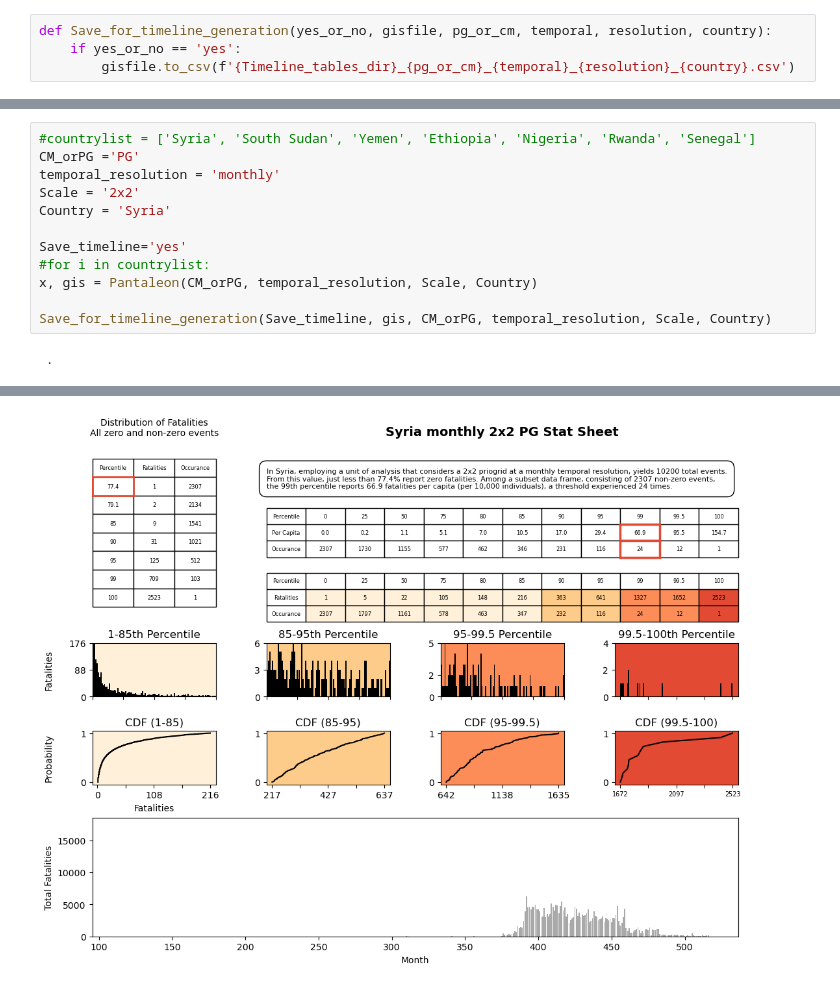
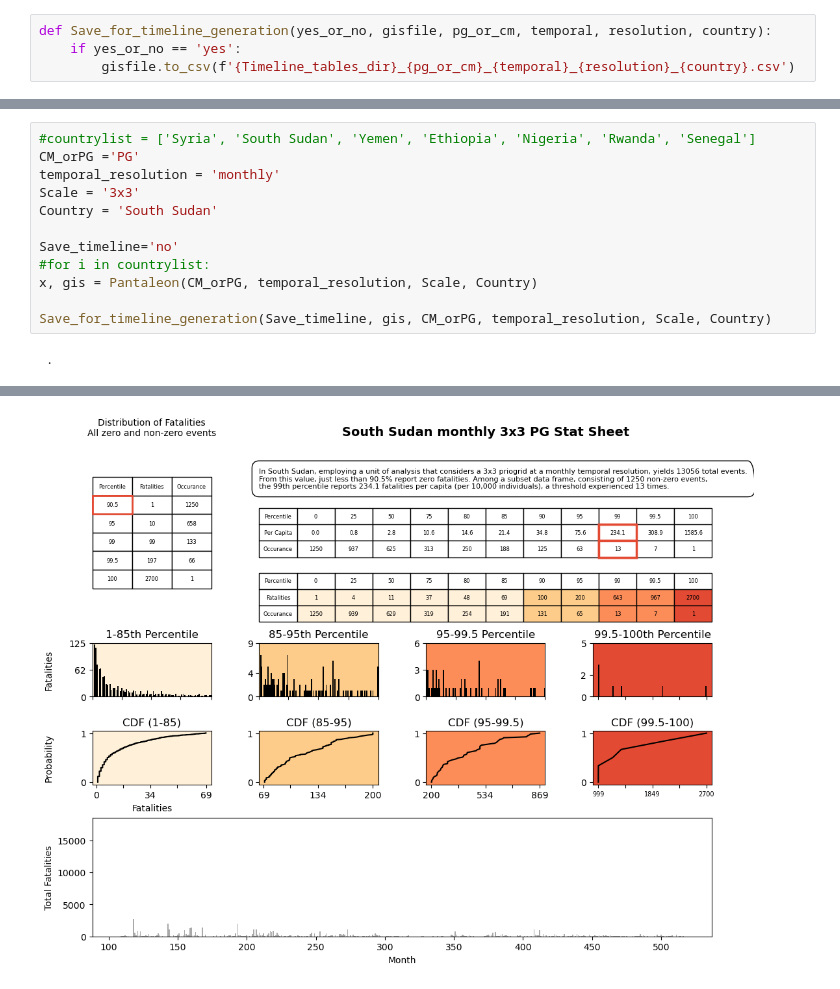
Before and after one commit to prio-data/VIEWS_FAO_index, a Jupyter notebook: notebooks/Benz_experiments/PG_CM_Aggregation_FAO__ACTIVE.ipynb, the cells around one changed output, grey strips where cells are left out. Drawn from its saved outputs; the diff is of its cells as text.

```diff
--- a/notebooks/Benz_experiments/PG_CM_Aggregation_FAO__ACTIVE.ipynb
+++ b/notebooks/Benz_experiments/PG_CM_Aggregation_FAO__ACTIVE.ipynb
@@ -1019,34 +1023,34 @@ NEXT PUSH -- A stat sheet will be generated with axis labels. The variables deli
 #countrylist = ['Syria', 'South Sudan', 'Yemen', 'Ethiopia', 'Nigeria', 'Rwanda', 'Senegal']
 CM_orPG ='PG'
 temporal_resolution = 'monthly'
-Scale = '2x2'
-Country = 'Syria'
+Scale = '3x3'
+Country = 'South Sudan'
 
-Save_timeline='yes'
+Save_timeline='no'
 #for i in countrylist:
 x, gis = Pantaleon(CM_orPG, temporal_resolution, Scale, Country)
 
 Save_for_timeline_generation(Save_timeline, gis, CM_orPG, temporal_resolution, Scale, Country)
 # %% [output]
  .
 A value is trying to be set on a copy of a slice from a DataFrame.
 Try using .loc[row_indexer,col_indexer] = value instead
 
 See the caveats in the documentation: https://pandas.pydata.org/pandas-docs/stable/user_guide/indexing.html#returning-a-view-versus-a-copy
   table['pop_gpw_sum'] = table['pop_gpw_sum'].replace({np.nan:0})
 A value is trying to be set on a copy of a slice from a DataFrame.
 Try using .loc[row_indexer,col_indexer] = value instead
 
 See the caveats in the documentation: https://pandas.pydata.org/pandas-docs/stable/user_guide/indexing.html#returning-a-view-versus-a-copy
   table['Fatalities_Sum'] = table['ged_sb'] + table['ged_ns'] + table['ged_os']
 A value is trying to be set on a copy of a slice from a DataFrame.
 Try using .loc[row_indexer,col_indexer] = value instead
 
 See the caveats in the documentation: https://pandas.pydata.org/pandas-docs/stable/user_guide/indexing.html#returning-a-view-versus-a-copy
   table['PerCapitaFatalities'] = table['Fatalities_Sum'] / table['pop_gpw_sum']
 A value is trying to be set on a copy of a slice from a DataFrame.
 Try using .loc[row_indexer,col_indexer] = value instead
 
 See the caveats in the documentation: https://pandas.pydata.org/pandas-docs/stable/user_guide/indexing.html#returning-a-view-versus-a-copy
   table['PerCapitaFatalities'] = table['PerCapitaFatalities'].replace({np.nan:0})
-[figure, old version]
+[figure, new version]
```
Also changed, not shown: parts of 2 cells of this notebook, 1 other file.
